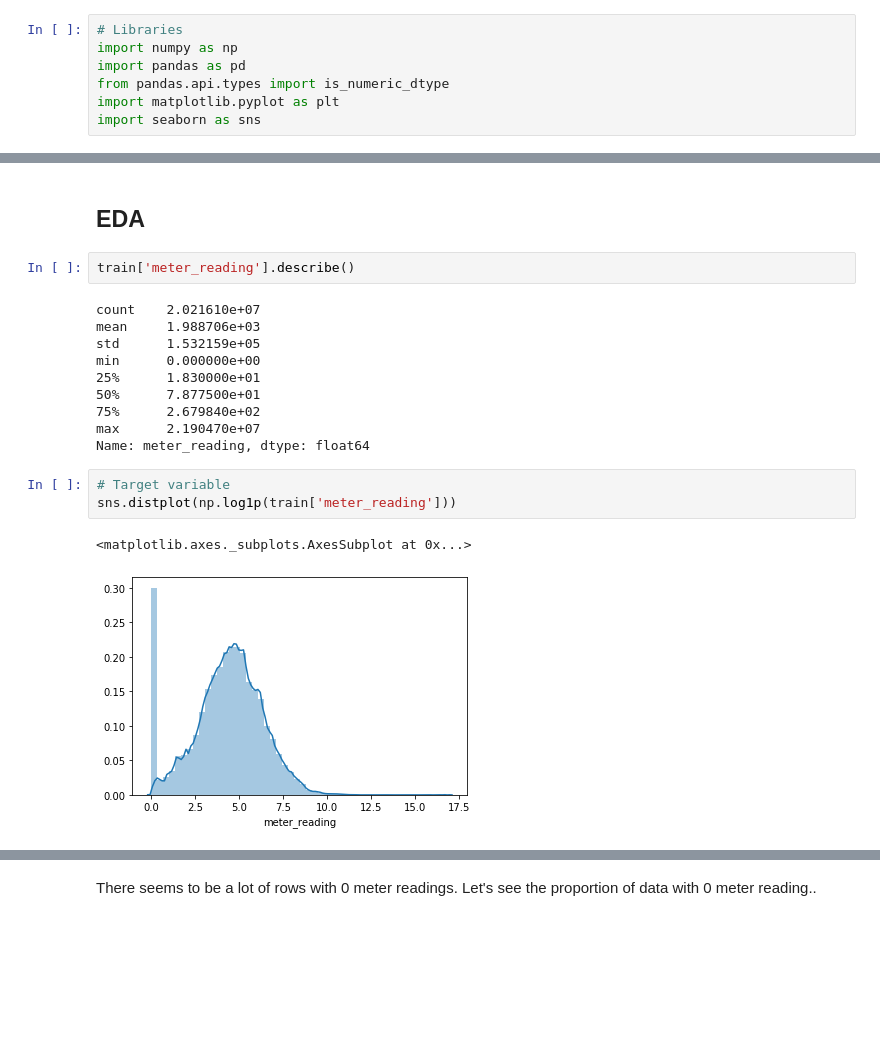
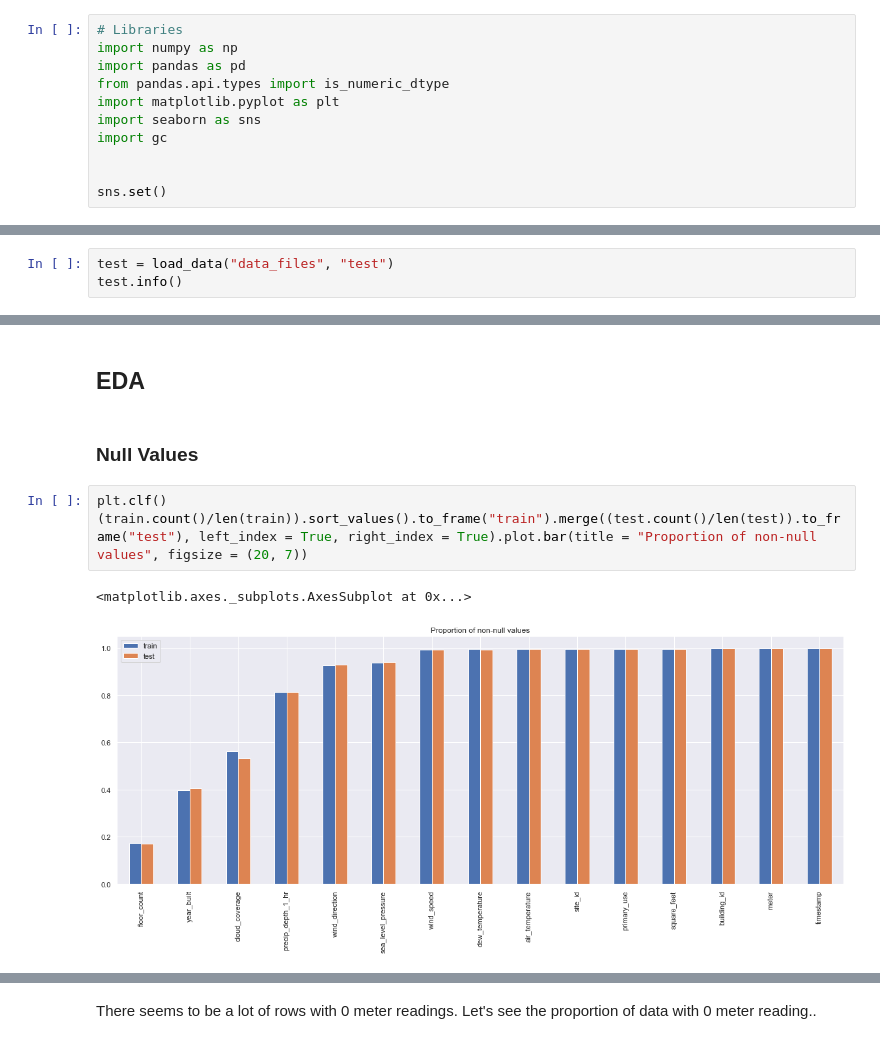
Before and after one commit to savewater1/Ashrae-Energy-Prediction, a Jupyter notebook: ashrae3.ipynb, the cells around one changed output, grey strips where cells are left out. Cells and saved outputs as stored; diff of their text form; blank space fills up the shorter version.

```diff
--- a/ashrae3.ipynb
+++ b/ashrae3.ipynb
@@ -5,6 +5,10 @@ import pandas as pd
 from pandas.api.types import is_numeric_dtype
 import matplotlib.pyplot as plt
 import seaborn as sns
+import gc
+
+
+sns.set()
 # %%
 # Train data
 train = pd.read_csv("data_files/train.csv", header = 0)
@@ -69,3 +109,6 @@ wind_direction        float16
 wind_speed            float16
 dtypes: datetime64[ns](1), float16(9), float32(1), float64(2), int16(1), int8(1), object(1)
 memory usage: 1.2+ GB
+# %%
+test = load_data("data_files", "test")
+test.info()
@@ -72,20 +133,10 @@ memory usage: 1.2+ GB
 # %% [markdown]
 ## EDA
-# %%
-train['meter_reading'].describe()
-# %% [output]
-count    2.021610e+07
-mean     1.988706e+03
-std      1.532159e+05
-min      0.000000e+00
-25%      1.830000e+01
-50%      7.877500e+01
-75%      2.679840e+02
-max      2.190470e+07
-Name: meter_reading, dtype: float64
-# %%
-# Target variable
-sns.distplot(np.log1p(train['meter_reading']))
-# %% [output]
-<matplotlib.axes._subplots.AxesSubplot at 0x...>
-[figure, removed]
+# %% [markdown]
+### Null Values
+# %%
+plt.clf()
+(train.count()/len(train)).sort_values().to_frame("train").merge((test.count()/len(test)).to_frame("test"), left_index = True, right_index = True).plot.bar(title = "Proportion of non-null values", figsize = (20, 7))
+# %% [output]
+<matplotlib.axes._subplots.AxesSubplot at 0x...>
+[figure, added]
```
Also changed, not shown: parts of 15 cells of this notebook.
